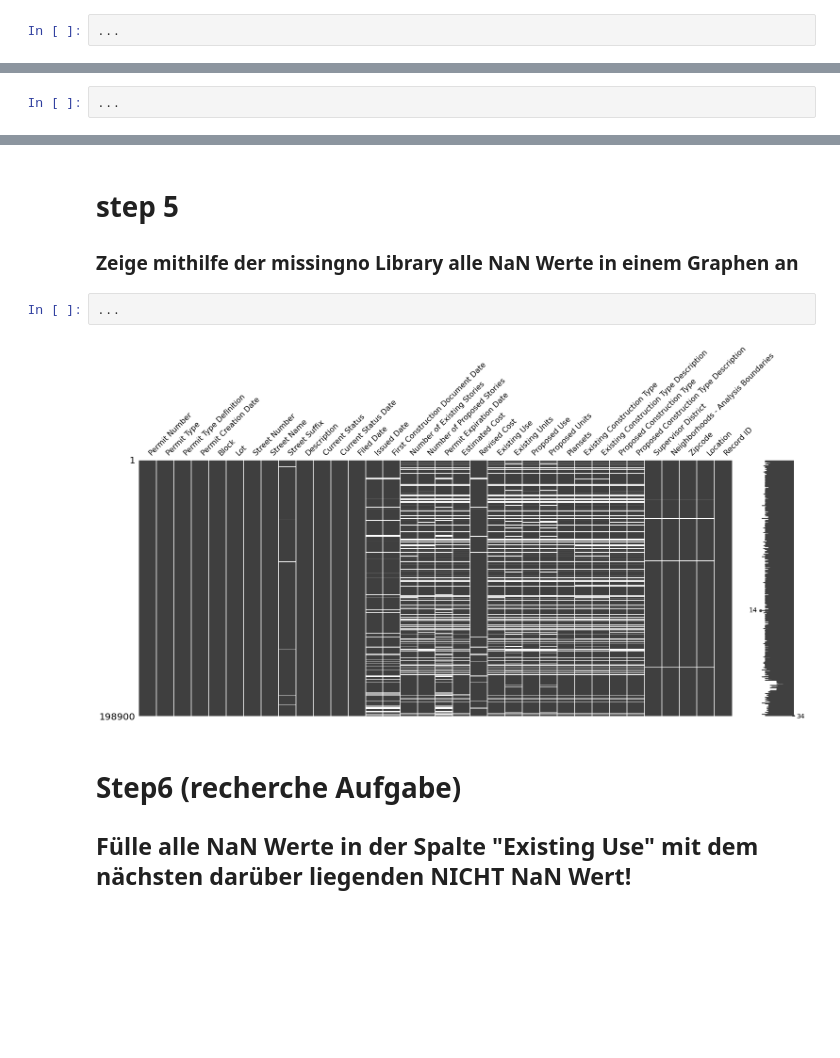
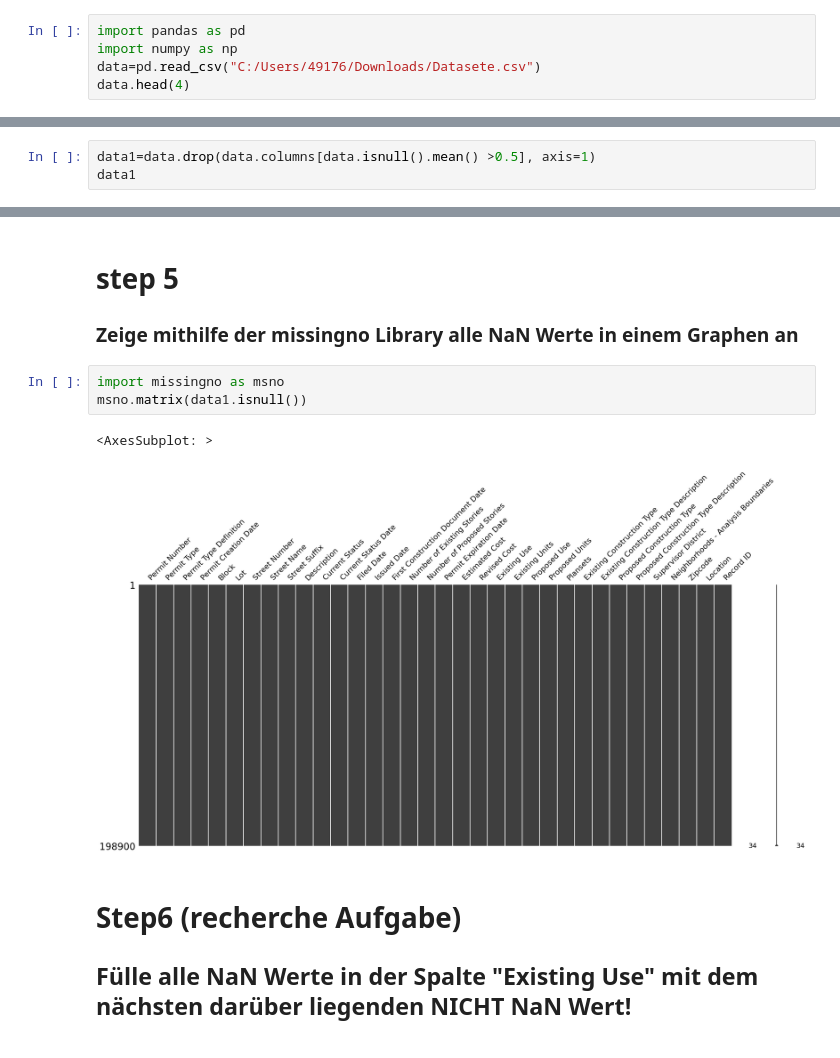
Before and after one commit to ursulakamdom/LernKontrolle21102022, a Jupyter notebook: Lernkontrolle21102022.ipynb, the cells around one changed output, grey strips where cells are left out. Saved outputs shown, nothing was run; the diff lists cells and outputs as text; blank space fills up the shorter version.

```diff
--- a/Lernkontrolle21102022.ipynb
+++ b/Lernkontrolle21102022.ipynb
@@ -22,4 +22,7 @@ Bearbeite die unteren angegebenen Steps<br>
 # Step1
 ### Lese die  'dataset.csv' Datei  und speichere den Dataframe in der Variable 'data'. Gib anschließend die ersten 4 Zeilen des Dataframes aus
 # %%
-...
+import pandas as pd
+import numpy as np
+data=pd.read_csv("C:/Users/49176/Downloads/Datasete.csv")
+data.head(4)
@@ -55,7 +59,8 @@ dtype: int64
 # Step 3
 ### Lösche die Spalten wo die Null Werte 50%>
 # %%
-...
+data1=data.drop(data.columns[data.isnull().mean() >0.5], axis=1)
+data1
 # %% [output]
 |  | Permit Number | Permit Type | Permit Type Definition | Permit Creation Date | Block | Lot | ... |
 | 0 | 201505065519 | 4 | sign - erect | 05/06/2015 | 0326 | 023 | ... |
@@ -75,9 +102,11 @@ dtype: int64
 # step 5
 ### Zeige mithilfe der missingno Library alle NaN Werte in einem Graphen an
 # %%
-...
+import missingno as msno
+msno.matrix(data1.isnull())
 # %% [output]
+<AxesSubplot: >
-[figure, old version]
+[figure, new version]
 # %% [markdown]
 # Step6 (recherche Aufgabe)
 ## Fülle alle NaN Werte in der Spalte "Existing Use" mit dem nächsten darüber liegenden NICHT NaN Wert!
```
Also changed, not shown: parts of 9 cells of this notebook.
